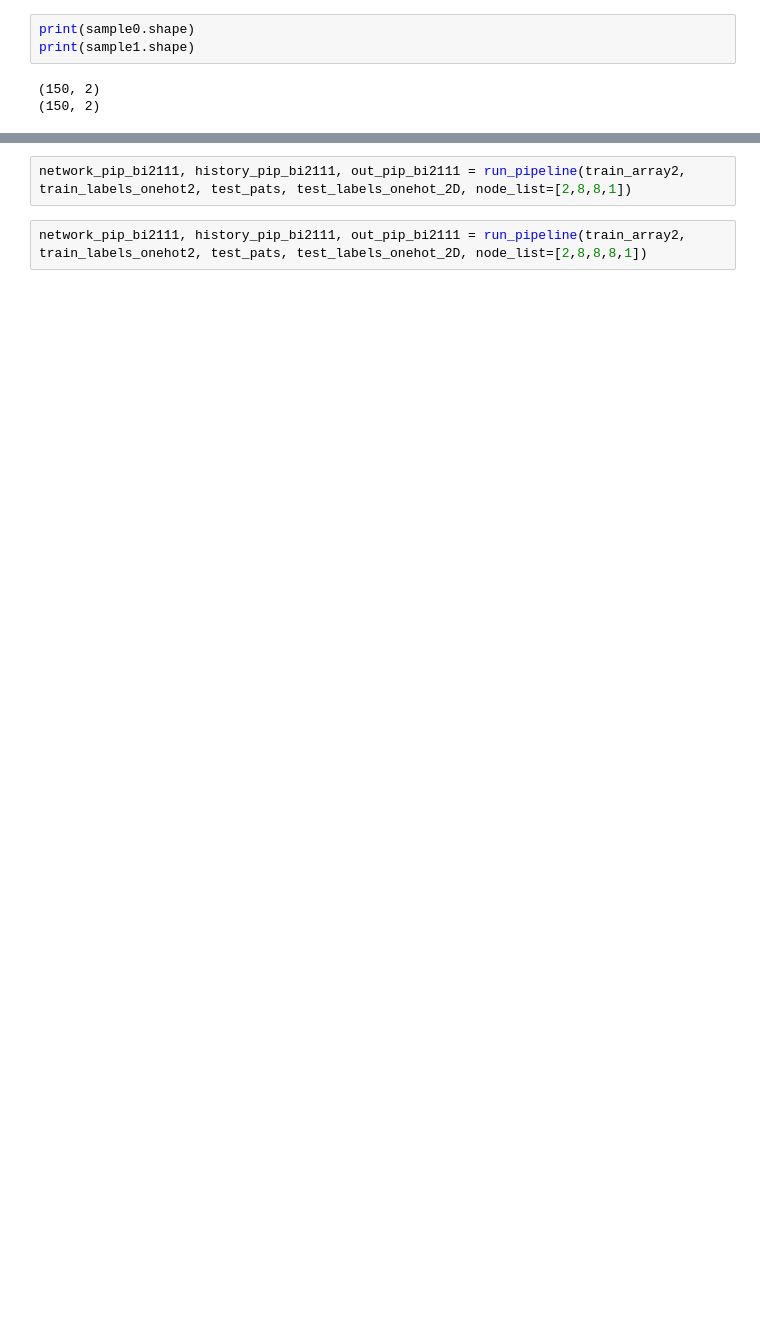
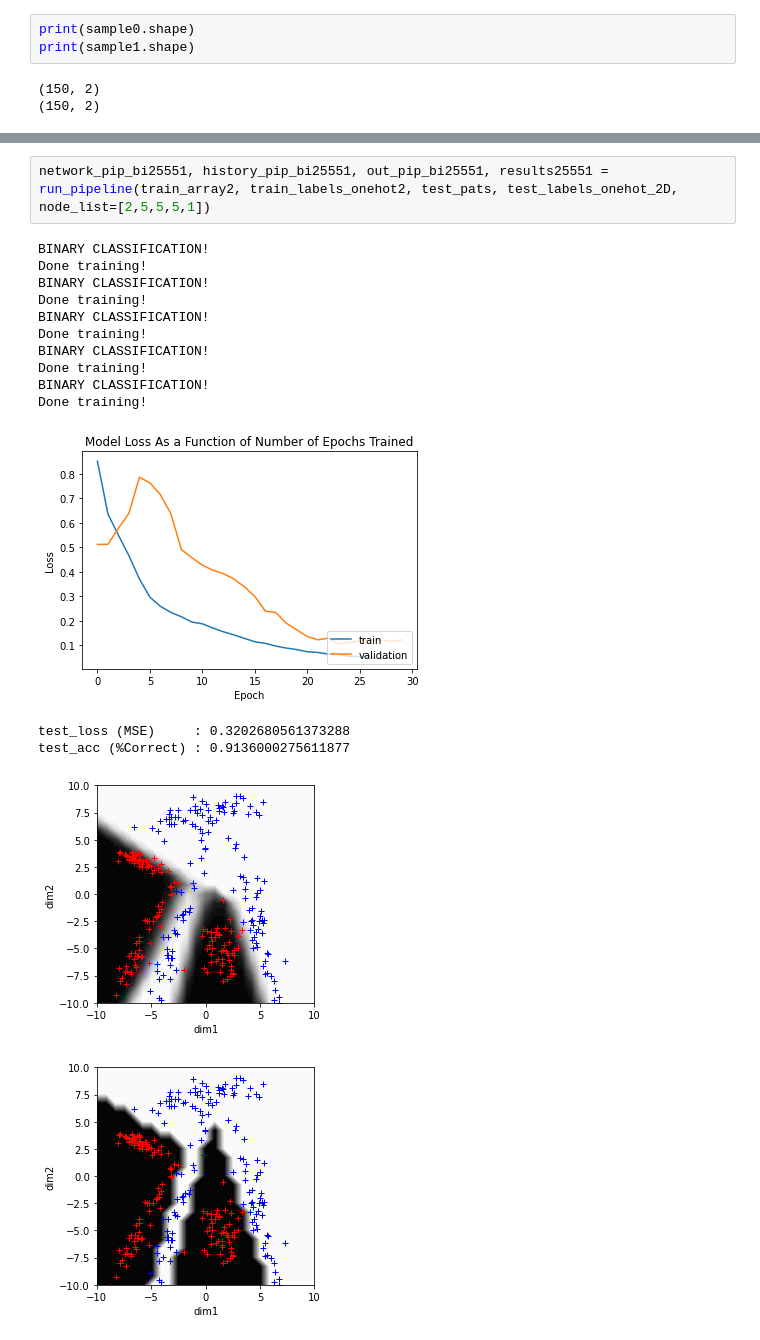
Before and after one commit to kdmalc/CompNeuro, a Jupyter notebook: 06/Homework6_Malcolm.ipynb, the cells around one changed output, grey strips where cells are left out. Drawn from its saved outputs; the diff is of its cells as text; blank space fills up the shorter version.

```diff
--- a/06/Homework6_Malcolm.ipynb
+++ b/06/Homework6_Malcolm.ipynb
@@ -466,4 +469,18 @@ Done training!
-# %%
-network_pip_bi2111, history_pip_bi2111, out_pip_bi2111 = run_pipeline(train_array2, train_labels_onehot2, test_pats, test_labels_onehot_2D, node_list=[2,8,8,1])
-# %%
-network_pip_bi2111, history_pip_bi2111, out_pip_bi2111 = run_pipeline(train_array2, train_labels_onehot2, test_pats, test_labels_onehot_2D, node_list=[2,8,8,8,1])
+# %%
+network_pip_bi25551, history_pip_bi25551, out_pip_bi25551, results25551 = run_pipeline(train_array2, train_labels_onehot2, test_pats, test_labels_onehot_2D, node_list=[2,5,5,5,1])
+# %% [output]
+BINARY CLASSIFICATION!
+Done training!
+BINARY CLASSIFICATION!
+Done training!
+BINARY CLASSIFICATION!
+Done training!
+BINARY CLASSIFICATION!
+Done training!
+BINARY CLASSIFICATION!
+Done training!
+[figure, added]
+test_loss (MSE)     : 0.3202680561373288
+test_acc (%Correct) : 0.9136000275611877
+[figure, added]
+[figure, added]
```
Also changed, not shown: parts of 10 cells of this notebook.
